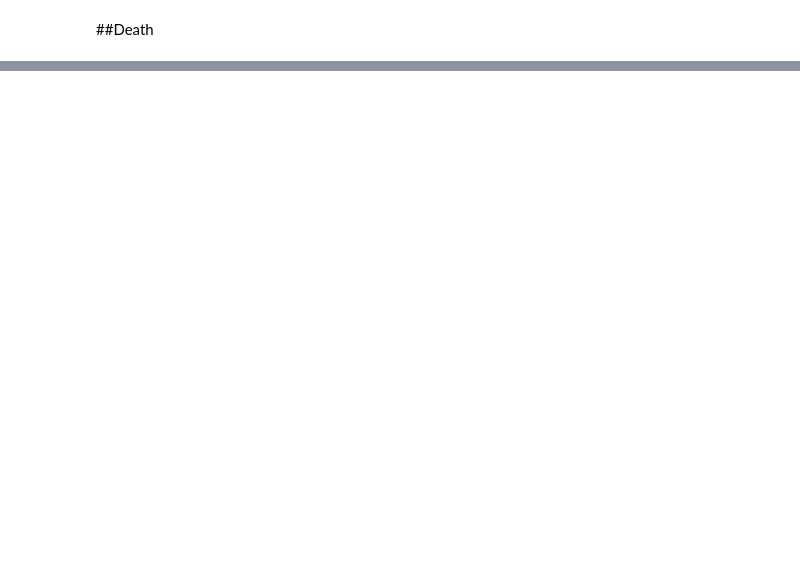
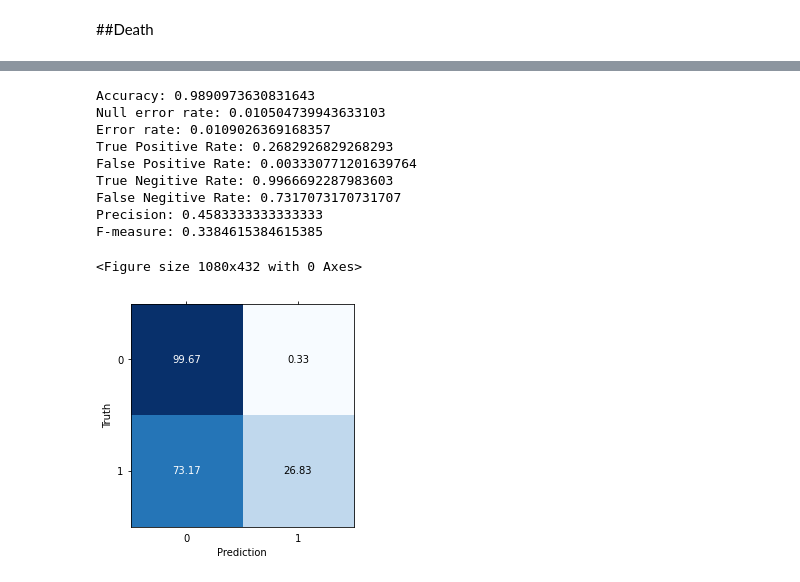
Before and after one commit to Benjamincollins42/everest_pred_proj, a Jupyter notebook: modeling.ipynb, the cells around one changed output, grey strips where cells are left out. Cells and saved outputs as stored; diff of their text form; code cells hidden in the pictures; blank space fills up the shorter version.

```diff
--- a/modeling.ipynb
+++ b/modeling.ipynb
@@ -150,0 +335,10 @@ plt.grid(True, which = 'minor')
+# %%
+death_model_o = XGBClassifier(
+                            early_stopping_rounds=10,
+                            lr = 0.05,
+                            n_estimators=1000,
+                            verbosity=1,
+                            max_deapth=6,
+                            )
+
+death_model_o.fit(X_death_resampled_o, y_death_resampled_o)
@@ -150,0 +354,5 @@ plt.grid(True, which = 'minor')
+# %%
+death_predictions_o = death_model_o.predict(X_death_valid)
+
+print(accuracy_score(y_death_valid, death_predictions_o))
+print(log_loss(y_death_valid, death_predictions_o))
@@ -150,0 +362,63 @@ plt.grid(True, which = 'minor')
+# %%
+plt.figure(figsize=(15, 6))
+
+death_confusion_o = confusion_matrix(y_death_valid, death_predictions_o)
+
+d_acc_o = (death_confusion_o[0][0] + death_confusion_o[1][1])/ (death_confusion_o[0][0]
+    + death_confusion_o[0][1] + death_confusion_o[1][0] + death_confusion_o[1][1])
+d_ner_o = (death_confusion_o[1][0] + death_confusion_o[1][1]) / (death_confusion_o[0][0]
+      + death_confusion_o[0][1])
+d_missclass_o = (death_confusion_o[0][1] + death_confusion_o[1][0]) / (
+    death_confusion_o[0][0] + death_confusion_o[0][1] + death_confusion_o[1][0] +
+    death_confusion_o[1][1])
+d_tpr_o = death_confusion_o[1][1] / (death_confusion_o[1][0] + death_confusion_o[1][1])
+d_fpr_o = death_confusion_o[0][1] / (death_confusion_o[0][0] + death_confusion_o[0][1])
+d_tnr_o = death_confusion_o[0][0] / (death_confusion_o[0][0] + death_confusion_o[0][1])
+d_fnr_o = death_confusion_o[1][0] / (death_confusion_o[1][0] + death_confusion_o[1][1])
+d_prc_o = death_confusion_o[1][1] / (death_confusion_o[0][1] + death_confusion_o[1][1])
+d_f_measure_o = 2 * ((d_tpr_o * d_prc_o) / (d_tpr_o + d_prc_o))
+
+print("Accuracy:", d_acc_o)
+print("Null error rate:", d_ner_o)
+print("Error rate:", d_missclass_o)
+print("True Positive Rate:", d_tpr_o)
+print("False Positive Rate:", d_fpr_o)
+print("True Negitive Rate:", d_tnr_o)
+print("False Negitive Rate:", d_fnr_o)
+print("Precision:", d_prc_o)
+print("F-measure:", d_f_measure_o)
+
+temp_con = []
+for i in death_confusion_o:
+  temp = i / sum(i) * 100
+  temp_con.append(temp)
+
+death_confusion_o = temp_con
+
+plt.matshow(death_confusion_o, cmap = 'Blues')
+
+for (i, j), z in np.ndenumerate(death_confusion_o):
+    if(0 < z < 50):
+        plt.text(j, i, '{0:0.2f}'.format(z), ha='center', va='center', color =
+                 'black')
+
+    else:
+        plt.text(j, i, '{0:0.2f}'.format(z), ha='center', va='center', color =
+                 'white')
+plt.ylabel("Truth")
+plt.xlabel("Prediction")
+plt.tick_params(bottom = False, top = True, labelbottom = True, labeltop = False)
+plt.grid(True, which = 'minor')
+#plt.savefig("Graphs/.png", bbox_inches='tight', dpi=600)
+# %% [output]
+Accuracy: 0.9890973630831643
+Null error rate: 0.010504739943633103
+Error rate: 0.0109026369168357
+True Positive Rate: 0.2682926829268293
+False Positive Rate: 0.003330771201639764
+True Negitive Rate: 0.9966692287983603
+False Negitive Rate: 0.7317073170731707
+Precision: 0.4583333333333333
+F-measure: 0.3384615384615385
+<Figure size 1080x432 with 0 Axes>
+[figure, added]
```
Also changed, not shown: parts of 20 cells of this notebook.
